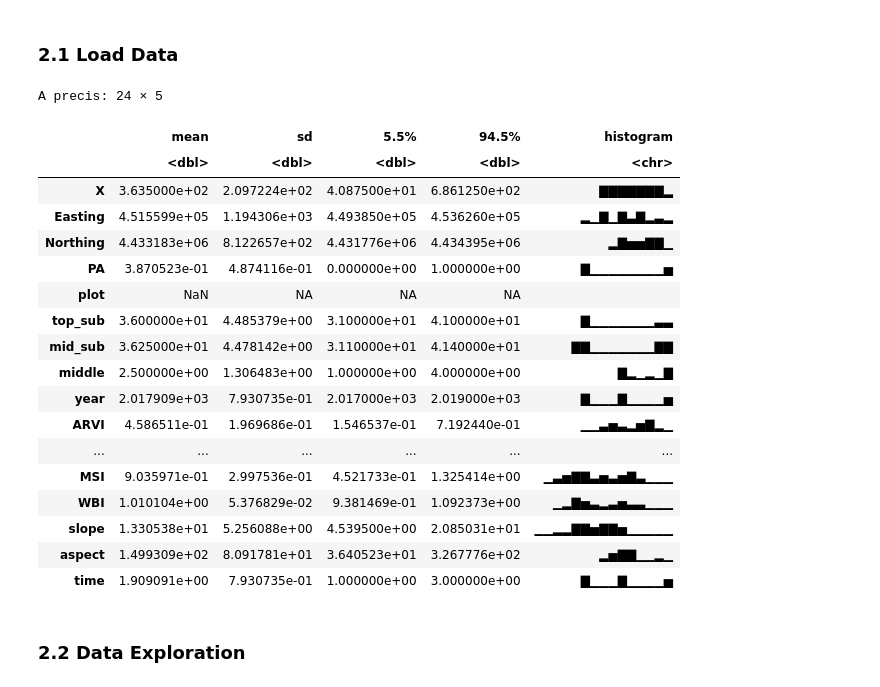
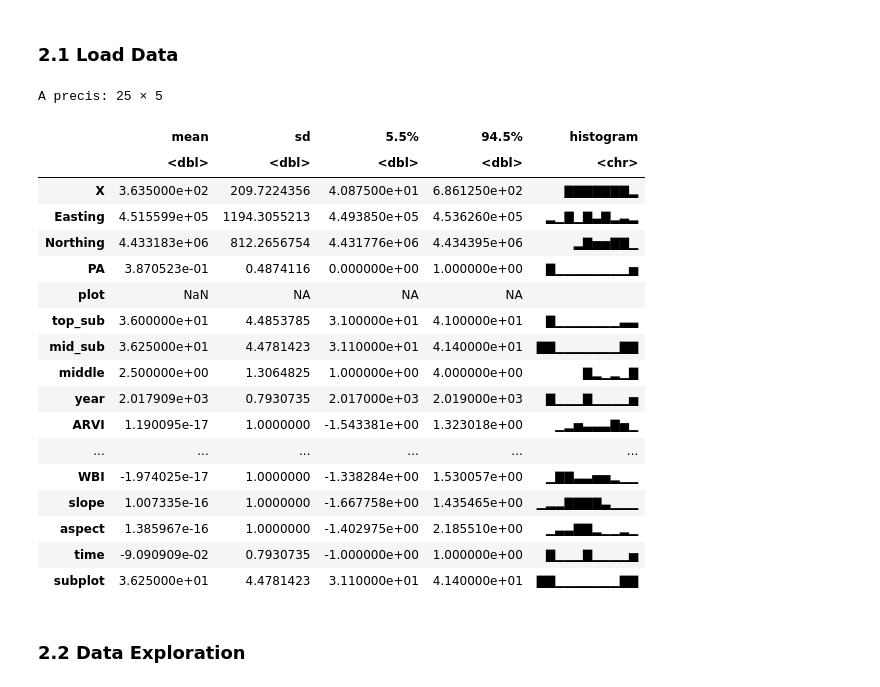
Before and after one commit to gottacatchenall/niwot_sdm_kernel, a Jupyter notebook: NiwotSDMs.ipynb, the cells around one changed output. Cells and saved outputs as stored; diff of their text form; code cells hidden in the pictures.

```diff
--- a/NiwotSDMs.ipynb
+++ b/NiwotSDMs.ipynb
@@ -66,29 +66,32 @@ source('./src/simulate_data.R');
 ### 2.1 Load Data
 # %%
 presence_absence_data = read.csv('./data.csv')
-presence_absence_data$time = presence_absence_data$year - 2016
+# standardize environmental vars
+presence_absence_data[,10:ncol(presence_absence_data)] = standardize(presence_absence_data[,10:ncol(presence_absence_data)] )
+presence_absence_data$time = presence_absence_data$year - 2018
+presence_absence_data$subplot = presence_absence_data$mid_sub
 precis(presence_absence_data)
 n_plots =  length(unique(presence_absence_data$plot))
 # %% [output]
-A precis: 24 × 5
+A precis: 25 × 5
 |  | mean | sd | 5.5% | 94.5% | histogram |
 |  | <dbl> | <dbl> | <dbl> | <dbl> | <chr> |
-| X | 3.635000e+02 | 2.097224e+02 | 4.087500e+01 | 6.861250e+02 | ▇▇▇▇▇▇▇▂ |
-| Easting | 4.515599e+05 | 1.194306e+03 | 4.493850e+05 | 4.536260e+05 | ▂▁▇▁▇▃▇▂▃▂ |
-| Northing | 4.433183e+06 | 8.122657e+02 | 4.431776e+06 | 4.434395e+06 | ▂▇▅▅▇▇▁ |
-| PA | 3.870523e-01 | 4.874116e-01 | 0.000000e+00 | 1.000000e+00 | ▇▁▁▁▁▁▁▁▁▅ |
+| X | 3.635000e+02 | 209.7224356 | 4.087500e+01 | 6.861250e+02 | ▇▇▇▇▇▇▇▂ |
+| Easting | 4.515599e+05 | 1194.3055213 | 4.493850e+05 | 4.536260e+05 | ▂▁▇▁▇▃▇▂▃▂ |
+| Northing | 4.433183e+06 | 812.2656754 | 4.431776e+06 | 4.434395e+06 | ▂▇▅▅▇▇▁ |
+| PA | 3.870523e-01 | 0.4874116 | 0.000000e+00 | 1.000000e+00 | ▇▁▁▁▁▁▁▁▁▅ |
 | plot | NaN | NA | NA | NA |  |
-| top_sub | 3.600000e+01 | 4.485379e+00 | 3.100000e+01 | 4.100000e+01 | ▇▁▁▁▁▁▁▁▃▃ |
-| mid_sub | 3.625000e+01 | 4.478142e+00 | 3.110000e+01 | 4.140000e+01 | ▇▇▁▁▁▁▁▁▁▇▇ |
-| middle | 2.500000e+00 | 1.306483e+00 | 1.000000e+00 | 4.000000e+00 | ▇▂▁▂▁▇ |
-| year | 2.017909e+03 | 7.930735e-01 | 2.017000e+03 | 2.019000e+03 | ▇▁▁▁▇▁▁▁▁▅ |
-| ARVI | 4.586511e-01 | 1.969686e-01 | 1.546537e-01 | 7.192440e-01 | ▁▁▃▅▃▂▅▇▂▁ |
+| top_sub | 3.600000e+01 | 4.4853785 | 3.100000e+01 | 4.100000e+01 | ▇▁▁▁▁▁▁▁▃▃ |
+| mid_sub | 3.625000e+01 | 4.4781423 | 3.110000e+01 | 4.140000e+01 | ▇▇▁▁▁▁▁▁▁▇▇ |
+| middle | 2.500000e+00 | 1.3064825 | 1.000000e+00 | 4.000000e+00 | ▇▂▁▂▁▇ |
+| year | 2.017909e+03 | 0.7930735 | 2.017000e+03 | 2.019000e+03 | ▇▁▁▁▇▁▁▁▁▅ |
+| ARVI | 1.190095e-17 | 1.0000000 | -1.543381e+00 | 1.323018e+00 | ▁▂▅▃▃▃▇▅▁ |
 | ... | ... | ... | ... | ... | ... |
-| MSI | 9.035971e-01 | 2.997536e-01 | 4.521733e-01 | 1.325414e+00 | ▁▃▅▇▇▃▅▃▅▇▃▁▁▁ |
-| WBI | 1.010104e+00 | 5.376829e-02 | 9.381469e-01 | 1.092373e+00 | ▁▂▇▅▃▂▃▅▃▃▁▁▁ |
-| slope | 1.330538e+01 | 5.256088e+00 | 4.539500e+00 | 2.085031e+01 | ▁▁▂▂▇▇▅▇▇▅▁▁▁▁▁ |
-| aspect | 1.499309e+02 | 8.091781e+01 | 3.640523e+01 | 3.267776e+02 | ▂▅▇▇▁▁▂▁ |
-| time | 1.909091e+00 | 7.930735e-01 | 1.000000e+00 | 3.000000e+00 | ▇▁▁▁▇▁▁▁▁▅ |
+| WBI | -1.974025e-17 | 1.0000000 | -1.338284e+00 | 1.530057e+00 | ▁▇▇▃▃▅▅▂▁▁ |
+| slope | 1.007335e-16 | 1.0000000 | -1.667758e+00 | 1.435465e+00 | ▁▂▂▇▇▇▇▃▁▁▁ |
+| aspect | 1.385967e-16 | 1.0000000 | -1.402975e+00 | 2.185510e+00 | ▁▃▃▇▇▂▁▁▂▁ |
+| time | -9.090909e-02 | 0.7930735 | -1.000000e+00 | 1.000000e+00 | ▇▁▁▁▇▁▁▁▁▅ |
+| subplot | 3.625000e+01 | 4.4781423 | 3.110000e+01 | 4.140000e+01 | ▇▇▁▁▁▁▁▁▁▇▇ |
 # %% [markdown]
 ### 2.2 Data Exploration
 # %% [markdown]
```
Also changed, not shown: parts of 33 cells of this notebook.
